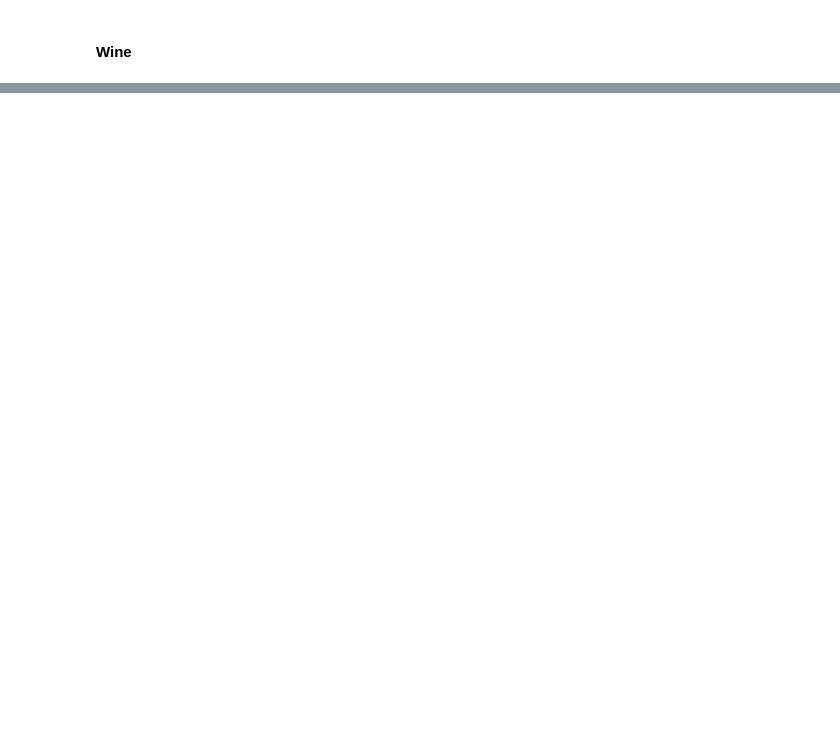
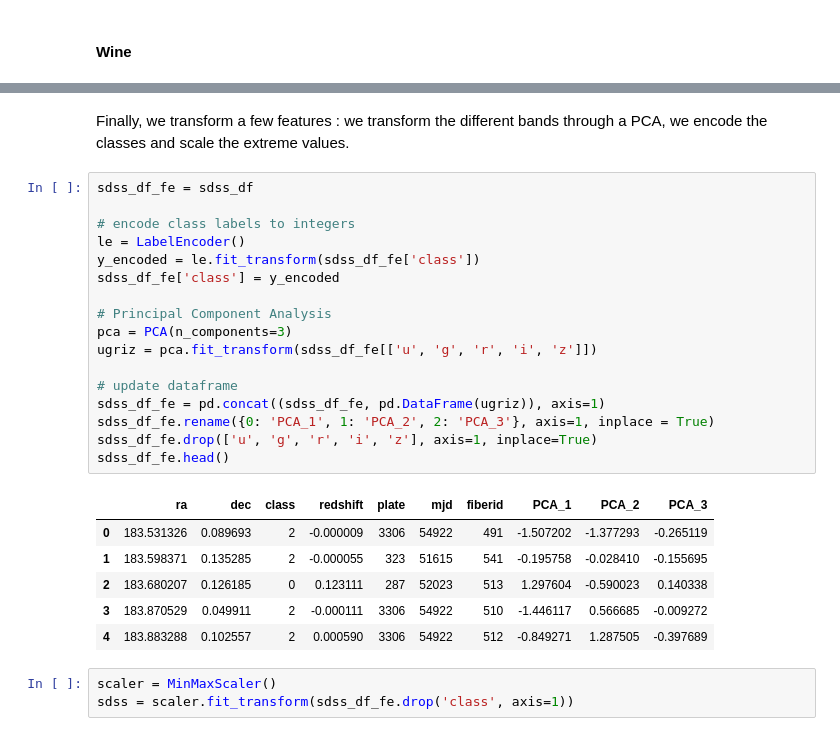
Before and after one commit to cdrutinus/LightGBM, a Jupyter notebook: Cours LightGBM.ipynb, the cells around one changed output, grey strips where cells are left out. Saved outputs shown, nothing was run; the diff lists cells and outputs as text; blank space fills up the shorter version.

```diff
--- a/Cours LightGBM.ipynb
+++ b/Cours LightGBM.ipynb
@@ -297 +322,30 @@ dataframe.head()
+# %% [markdown]
+Finally, we transform a few features : we transform the different bands through a PCA, we encode the classes and scale the extreme values.
+# %%
+sdss_df_fe = sdss_df
+
+# encode class labels to integers
+le = LabelEncoder()
+y_encoded = le.fit_transform(sdss_df_fe['class'])
+sdss_df_fe['class'] = y_encoded
+
+# Principal Component Analysis
+pca = PCA(n_components=3)
+ugriz = pca.fit_transform(sdss_df_fe[['u', 'g', 'r', 'i', 'z']])
+
+# update dataframe
+sdss_df_fe = pd.concat((sdss_df_fe, pd.DataFrame(ugriz)), axis=1)
+sdss_df_fe.rename({0: 'PCA_1', 1: 'PCA_2', 2: 'PCA_3'}, axis=1, inplace = True)
+sdss_df_fe.drop(['u', 'g', 'r', 'i', 'z'], axis=1, inplace=True)
+sdss_df_fe.head()
+# %% [output]
+|  | ra | dec | class | redshift | plate | mjd | fiberid | PCA_1 | PCA_2 | PCA_3 |
+| 0 | 183.531326 | 0.089693 | 2 | -0.000009 | 3306 | 54922 | 491 | -1.507202 | -1.377293 | -0.265119 |
+| 1 | 183.598371 | 0.135285 | 2 | -0.000055 | 323 | 51615 | 541 | -0.195758 | -0.028410 | -0.155695 |
+| 2 | 183.680207 | 0.126185 | 0 | 0.123111 | 287 | 52023 | 513 | 1.297604 | -0.590023 | 0.140338 |
+| 3 | 183.870529 | 0.049911 | 2 | -0.000111 | 3306 | 54922 | 510 | -1.446117 | 0.566685 | -0.009272 |
+| 4 | 183.883288 | 0.102557 | 2 | 0.000590 | 3306 | 54922 | 512 | -0.849271 | 1.287505 | -0.397689 |
+# %%
+scaler = MinMaxScaler()
+sdss = scaler.fit_transform(sdss_df_fe.drop('class', axis=1))
 # %%
```
Also changed, not shown: parts of 23 cells of this notebook.
